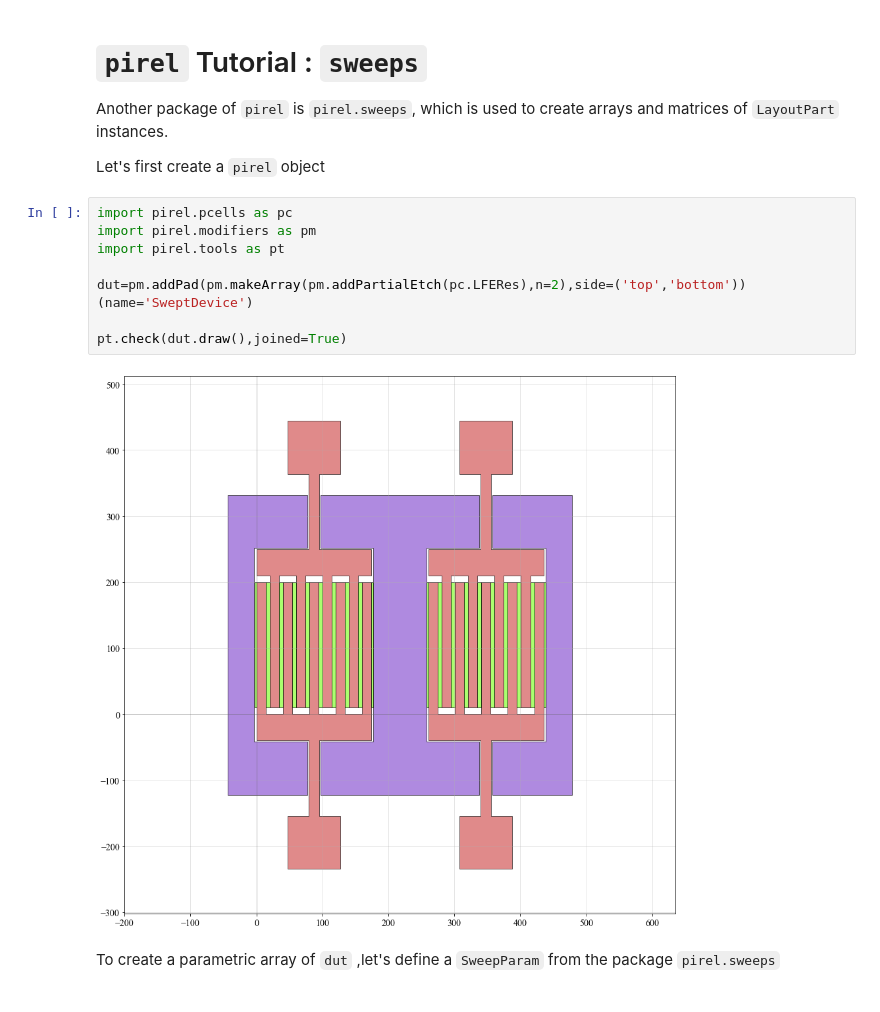
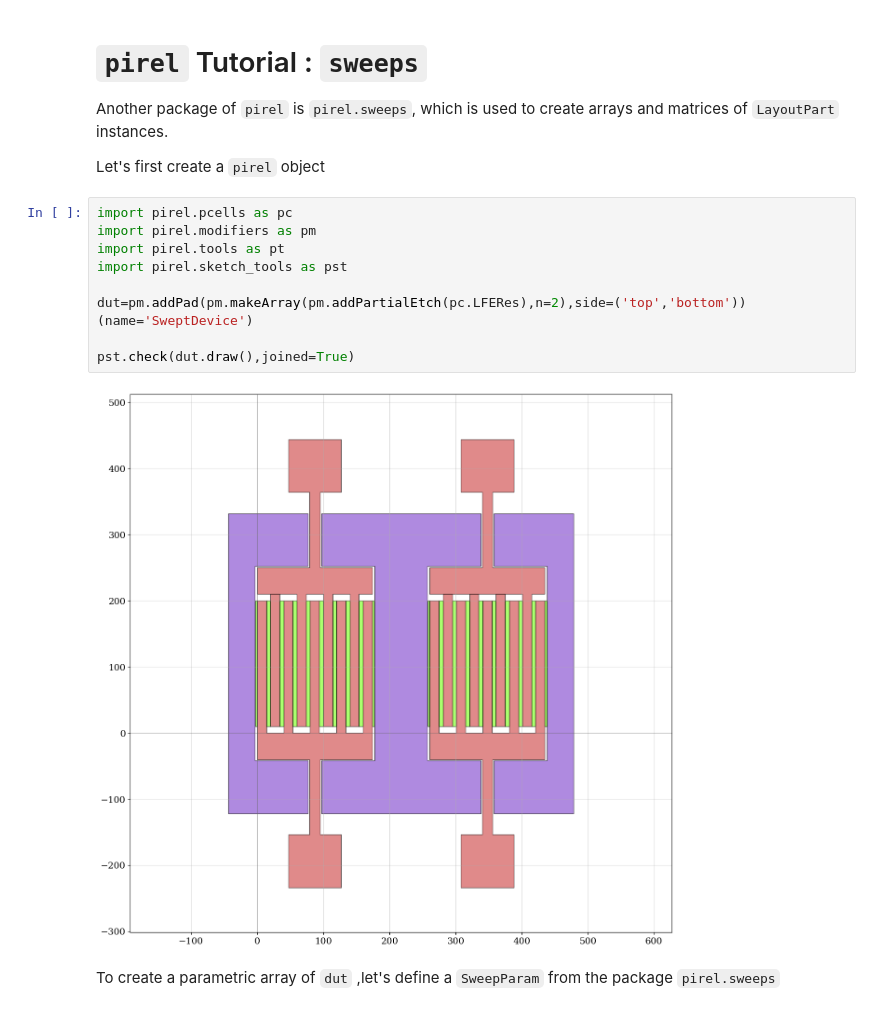
Before and after one commit to giumc/pirel, a Jupyter notebook: tutorials/Tutorial_sweeps.ipynb, the cells around one changed output. Saved outputs shown, nothing was run; the diff lists cells and outputs as text.

````diff
--- a/tutorials/Tutorial_sweeps.ipynb
+++ b/tutorials/Tutorial_sweeps.ipynb
@@ -6,13 +6,14 @@
 # %%
 import pirel.pcells as pc
 import pirel.modifiers as pm
 import pirel.tools as pt
+import pirel.sketch_tools as pst
 
 dut=pm.addPad(pm.makeArray(pm.addPartialEtch(pc.LFERes),n=2),side=('top','bottom'))(name='SweptDevice')
 
-pt.check(dut.draw(),joined=True)
+pst.check(dut.draw(),joined=True)
 # %% [output]
-[figure, old version]
+[figure, new version]
 # %% [markdown]
 To create a parametric array of ```dut``` ,let's define a ```SweepParam``` from the package ```pirel.sweeps```
 # %%
````
Also changed, not shown: parts of 3 cells of this notebook, 20 other files.
